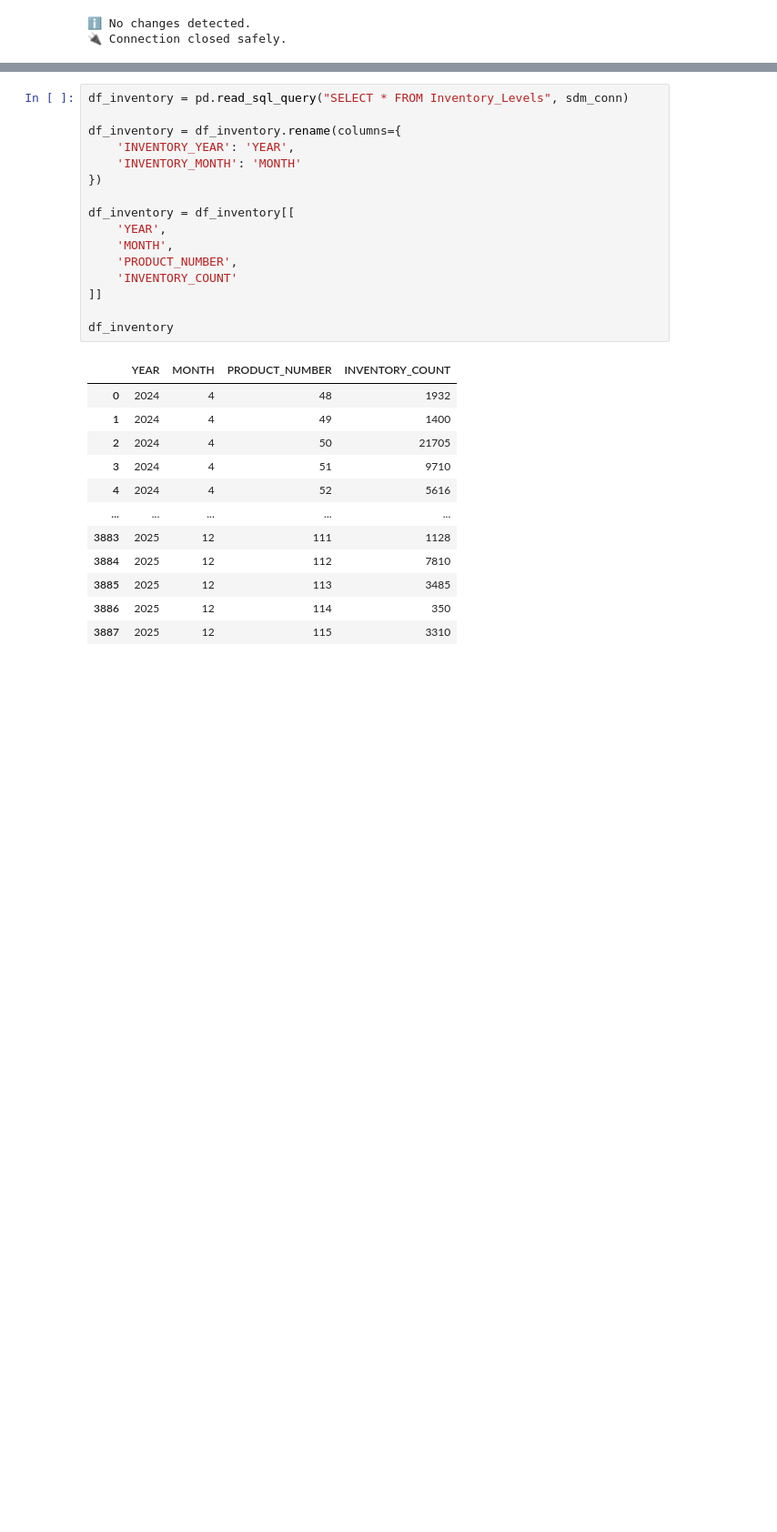
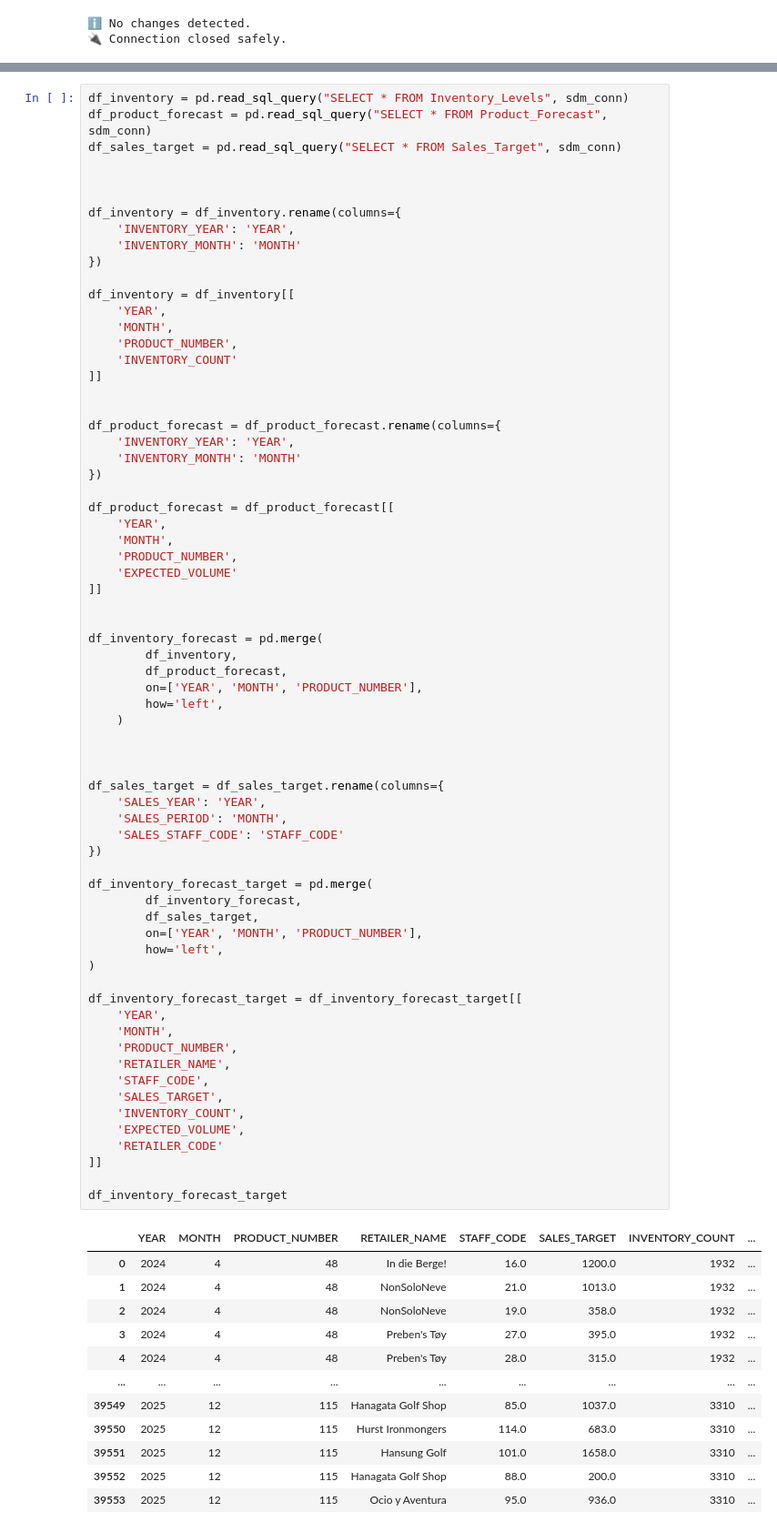
Before and after one commit to SebEmmen/GreatOutdoors, a Jupyter notebook: Warehouse.ipynb, the cells around one changed output, grey strips where cells are left out. Shown at 91% size. Drawn from its saved outputs; the diff is of its cells as text; blank space fills up the shorter version.

```diff
--- a/Warehouse.ipynb
+++ b/Warehouse.ipynb
@@ -1758,29 +1758,81 @@ finally:
 # %%
 df_inventory = pd.read_sql_query("SELECT * FROM Inventory_Levels", sdm_conn)
+df_product_forecast = pd.read_sql_query("SELECT * FROM Product_Forecast", sdm_conn)
+df_sales_target = pd.read_sql_query("SELECT * FROM Sales_Target", sdm_conn)
+
+
 
 df_inventory = df_inventory.rename(columns={
     'INVENTORY_YEAR': 'YEAR',
     'INVENTORY_MONTH': 'MONTH'
 })
 
 df_inventory = df_inventory[[
     'YEAR',
     'MONTH',
     'PRODUCT_NUMBER',
     'INVENTORY_COUNT'
 ]]
 
-df_inventory
+
+df_product_forecast = df_product_forecast.rename(columns={
+    'INVENTORY_YEAR': 'YEAR',
+    'INVENTORY_MONTH': 'MONTH'
+})
+
+df_product_forecast = df_product_forecast[[
+    'YEAR',
+    'MONTH',
+    'PRODUCT_NUMBER',
+    'EXPECTED_VOLUME'
+]]
+
+
+df_inventory_forecast = pd.merge(
+        df_inventory,
+        df_product_forecast,
+        on=['YEAR', 'MONTH', 'PRODUCT_NUMBER'],
+        how='left',
+    )
+
+
+
+df_sales_target = df_sales_target.rename(columns={
+    'SALES_YEAR': 'YEAR',
+    'SALES_PERIOD': 'MONTH',
+    'SALES_STAFF_CODE': 'STAFF_CODE'
+})
+
+df_inventory_forecast_target = pd.merge(
+        df_inventory_forecast,
+        df_sales_target,
+        on=['YEAR', 'MONTH', 'PRODUCT_NUMBER'],
+        how='left',
+)
+
+df_inventory_forecast_target = df_inventory_forecast_target[[
+    'YEAR',
+    'MONTH',
+    'PRODUCT_NUMBER',
+    'RETAILER_NAME',
+    'STAFF_CODE',
+    'SALES_TARGET',
+    'INVENTORY_COUNT',
+    'EXPECTED_VOLUME',
+    'RETAILER_CODE'
+]]
+
+df_inventory_forecast_target
 # %% [output]
-|  | YEAR | MONTH | PRODUCT_NUMBER | INVENTORY_COUNT |
-| 0 | 2024 | 4 | 48 | 1932 |
-| 1 | 2024 | 4 | 49 | 1400 |
-| 2 | 2024 | 4 | 50 | 21705 |
-| 3 | 2024 | 4 | 51 | 9710 |
-| 4 | 2024 | 4 | 52 | 5616 |
-| ... | ... | ... | ... | ... |
-| 3883 | 2025 | 12 | 111 | 1128 |
-| 3884 | 2025 | 12 | 112 | 7810 |
-| 3885 | 2025 | 12 | 113 | 3485 |
-| 3886 | 2025 | 12 | 114 | 350 |
-| 3887 | 2025 | 12 | 115 | 3310 |
+|  | YEAR | MONTH | PRODUCT_NUMBER | RETAILER_NAME | STAFF_CODE | SALES_TARGET | INVENTORY_COUNT | ... |
+| 0 | 2024 | 4 | 48 | In die Berge! | 16.0 | 1200.0 | 1932 | ... |
+| 1 | 2024 | 4 | 48 | NonSoloNeve | 21.0 | 1013.0 | 1932 | ... |
+| 2 | 2024 | 4 | 48 | NonSoloNeve | 19.0 | 358.0 | 1932 | ... |
+| 3 | 2024 | 4 | 48 | Preben's Tøy | 27.0 | 395.0 | 1932 | ... |
+| 4 | 2024 | 4 | 48 | Preben's Tøy | 28.0 | 315.0 | 1932 | ... |
+| ... | ... | ... | ... | ... | ... | ... | ... | ... |
+| 39549 | 2025 | 12 | 115 | Hanagata Golf Shop | 85.0 | 1037.0 | 3310 | ... |
+| 39550 | 2025 | 12 | 115 | Hurst Ironmongers | 114.0 | 683.0 | 3310 | ... |
+| 39551 | 2025 | 12 | 115 | Hansung Golf | 101.0 | 1658.0 | 3310 | ... |
+| 39552 | 2025 | 12 | 115 | Hanagata Golf Shop | 88.0 | 200.0 | 3310 | ... |
+| 39553 | 2025 | 12 | 115 | Ocio y Aventura | 95.0 | 936.0 | 3310 | ... |
```
Also changed, not shown: parts of 12 cells of this notebook, 3 other files.
